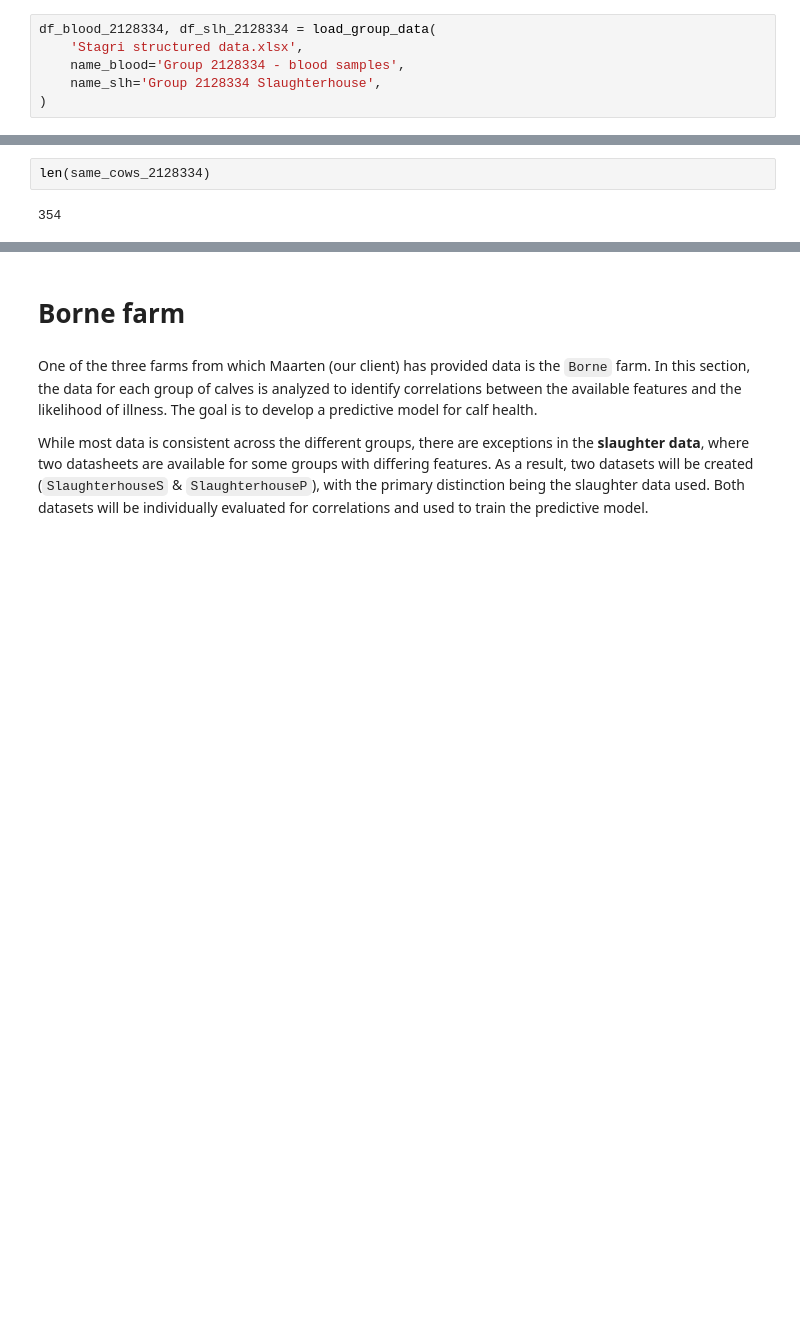
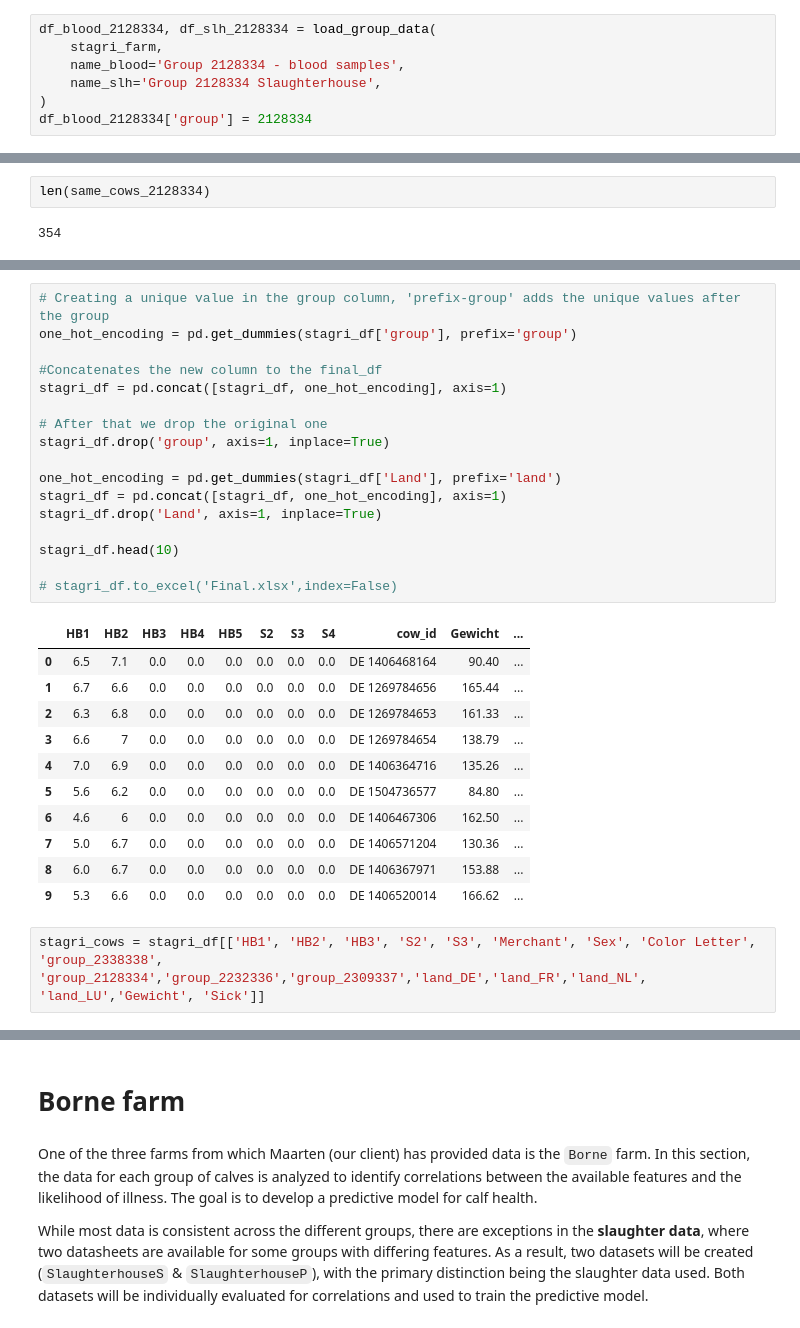
Before and after one commit to AI-Farming-Thewi/cows_analysis, a Jupyter notebook: Farms analysis.ipynb, the cells around one changed output, grey strips where cells are left out. Drawn from its saved outputs; the diff is of its cells as text; blank space fills up the shorter version.

```diff
--- a/Farms analysis.ipynb
+++ b/Farms analysis.ipynb
@@ -378,10 +399,11 @@ len(same_cows_2232336)
 ## Group 2128334
 # %%
 df_blood_2128334, df_slh_2128334 = load_group_data(
-    'Stagri structured data.xlsx',
+    stagri_farm,
     name_blood='Group 2128334 - blood samples',
     name_slh='Group 2128334 Slaughterhouse',
 )
+df_blood_2128334['group'] = 2128334
 # %%
 same_cows_2128334 = get_same_cows_ids(df_blood_2128334, df_slh_2128334)
 # %%
@@ -408,0 +571,31 @@ len(cows_in_all_dfs)
+# %%
+# Creating a unique value in the group column, 'prefix-group' adds the unique values after the group
+one_hot_encoding = pd.get_dummies(stagri_df['group'], prefix='group')
+
+#Concatenates the new column to the final_df
+stagri_df = pd.concat([stagri_df, one_hot_encoding], axis=1)
+
+# After that we drop the original one
+stagri_df.drop('group', axis=1, inplace=True)
+
+one_hot_encoding = pd.get_dummies(stagri_df['Land'], prefix='land')
+stagri_df = pd.concat([stagri_df, one_hot_encoding], axis=1)
+stagri_df.drop('Land', axis=1, inplace=True)
+
+stagri_df.head(10)
+
+# stagri_df.to_excel('Final.xlsx',index=False)
+# %% [output]
+|  | HB1 | HB2 | HB3 | HB4 | HB5 | S2 | S3 | S4 | cow_id | Gewicht | ... |
+| 0 | 6.5 | 7.1 | 0.0 | 0.0 | 0.0 | 0.0 | 0.0 | 0.0 | DE 1406468164 | 90.40 | ... |
+| 1 | 6.7 | 6.6 | 0.0 | 0.0 | 0.0 | 0.0 | 0.0 | 0.0 | DE 1269784656 | 165.44 | ... |
+| 2 | 6.3 | 6.8 | 0.0 | 0.0 | 0.0 | 0.0 | 0.0 | 0.0 | DE 1269784653 | 161.33 | ... |
+| 3 | 6.6 | 7 | 0.0 | 0.0 | 0.0 | 0.0 | 0.0 | 0.0 | DE 1269784654 | 138.79 | ... |
+| 4 | 7.0 | 6.9 | 0.0 | 0.0 | 0.0 | 0.0 | 0.0 | 0.0 | DE 1406364716 | 135.26 | ... |
+| 5 | 5.6 | 6.2 | 0.0 | 0.0 | 0.0 | 0.0 | 0.0 | 0.0 | DE 1504736577 | 84.80 | ... |
+| 6 | 4.6 | 6 | 0.0 | 0.0 | 0.0 | 0.0 | 0.0 | 0.0 | DE 1406467306 | 162.50 | ... |
+| 7 | 5.0 | 6.7 | 0.0 | 0.0 | 0.0 | 0.0 | 0.0 | 0.0 | DE 1406571204 | 130.36 | ... |
+| 8 | 6.0 | 6.7 | 0.0 | 0.0 | 0.0 | 0.0 | 0.0 | 0.0 | DE 1406367971 | 153.88 | ... |
+| 9 | 5.3 | 6.6 | 0.0 | 0.0 | 0.0 | 0.0 | 0.0 | 0.0 | DE 1406520014 | 166.62 | ... |
+# %%
+stagri_cows = stagri_df[['HB1', 'HB2', 'HB3', 'S2', 'S3', 'Merchant', 'Sex', 'Color Letter', 'group_2338338', 'group_2128334','group_2232336','group_2309337','land_DE','land_FR','land_NL', 'land_LU','Gewicht', 'Sick']]
```
Also changed, not shown: parts of 45 cells of this notebook.
